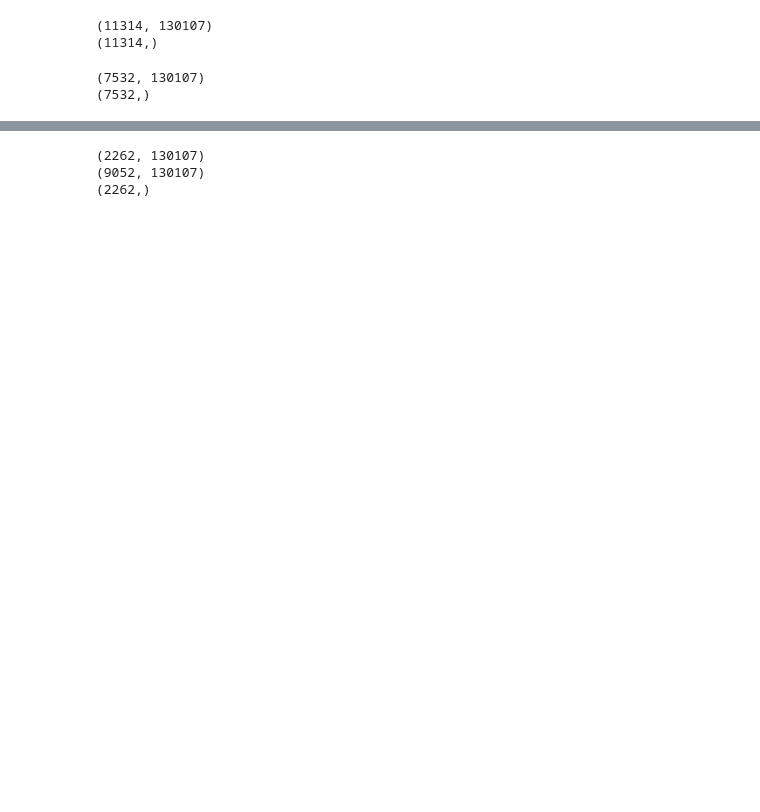
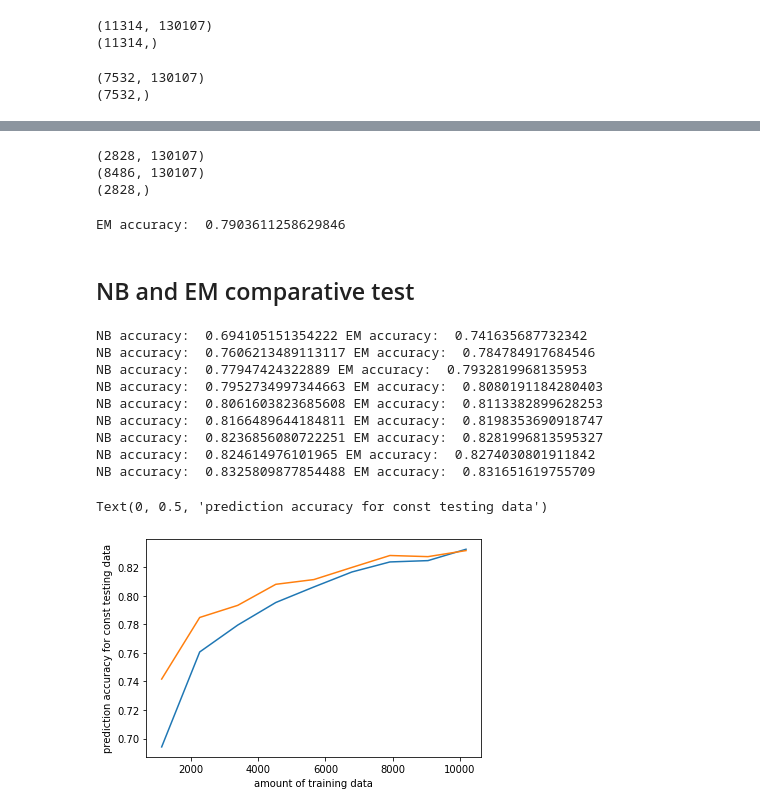
Before and after one commit to AdityaGovardhan/semi-supervised-learning, a Jupyter notebook: aditya_test_task_2.ipynb, the cells around one changed output, grey strips where cells are left out. Drawn from its saved outputs; the diff is of its cells as text; code cells hidden in the pictures; blank space fills up the shorter version.

Commit message:
task2 testing complete

```diff
--- a/aditya_test_task_2.ipynb
+++ b/aditya_test_task_2.ipynb
@@ -13,0 +89,9 @@ from sklearn.naive_bayes import MultinomialNB
+# %%
+def perform_naive_bayes(X_train, y_train, X_test):
+
+    clf = MultinomialNB(alpha = 0.01)
+    clf = clf.fit(X_train, y_train)
+
+    y_test_predicted = clf.predict(X_test)
+
+    return y_test_predicted
@@ -36,12 +135,12 @@ print(y_test_expected.shape)
 # %%
 # split training data into partially labelled and partially unlabelled for EM
 # https://scikit-learn.org/stable/modules/generated/sklearn.model_selection.train_test_split.html
-X_train_labelled, X_train_unlabelled, y_train_labelled, _ = train_test_split(X_train, y_train, train_size = 0.2)
+X_train_labelled, X_train_unlabelled, y_train_labelled, _ = train_test_split(X_train, y_train, train_size = 0.25)
 
 print(X_train_labelled.shape)
 print(X_train_unlabelled.shape)
 print(y_train_labelled.shape)
 # %% [output]
-(2262, 130107)
-(9052, 130107)
-(2262,)
+(2828, 130107)
+(8486, 130107)
+(2828,)
@@ -92,0 +149,52 @@ em_trained_clf = perform_EM(X_train_labelled, y_train_labelled, X_train_unlabell
+# %%
+y_test_predicted_em = em_trained_clf.predict(X_test)
+
+print("EM accuracy: ", np.sum(y_test_predicted_em == y_test_expected) / len(y_test_predicted_em))
+# %% [output]
+EM accuracy:  0.7903611258629846
+# %% [markdown]
+NB and EM comparative test
+--------------------------
+# %%
+step = 10
+percentages = range(step, 100, step)
+train_sizes = list()
+nb_accuracies = list()
+em_accuracies = list()
+
+for percentage in percentages:
+
+    # EM
+    X_train_labelled_loop, X_train_unlabelled_loop, y_train_labelled_loop, _ = train_test_split(X_train, y_train, train_size = percentage / 100)
+    em_trained_clf = perform_EM(X_train_labelled_loop, y_train_labelled_loop, X_train_unlabelled_loop)
+    y_test_predicted_em_loop = em_trained_clf.predict(X_test)
+
+    em_accuracy = np.sum(y_test_predicted_em_loop == y_test_expected) / len(y_test_predicted_em_loop)
+
+    # NB
+    y_test_predicted_nb_loop = perform_naive_bayes(X_train_labelled_loop, y_train_labelled_loop, X_test)
+
+    nb_accuracy = np.sum(y_test_predicted_nb_loop == y_test_expected) / len(y_test_predicted_nb_loop)
+
+    print("NB accuracy:", nb_accuracy, "EM accuracy:", em_accuracy)
+
+    train_sizes.append(y_train_labelled_loop.size)
+    nb_accuracies.append(nb_accuracy)
+    em_accuracies.append(em_accuracy)
+
+plt.plot(train_sizes, nb_accuracies)
+plt.plot(train_sizes, em_accuracies)
+plt.xlabel("amount of training data")
+plt.ylabel("prediction accuracy for const testing data")
+# %% [output]
+NB accuracy:  0.694105151354222 EM accuracy:  0.741635687732342
+NB accuracy:  0.7606213489113117 EM accuracy:  0.784784917684546
+NB accuracy:  0.77947424322889 EM accuracy:  0.7932819968135953
+NB accuracy:  0.7952734997344663 EM accuracy:  0.8080191184280403
+NB accuracy:  0.8061603823685608 EM accuracy:  0.8113382899628253
+NB accuracy:  0.8166489644184811 EM accuracy:  0.8198353690918747
+NB accuracy:  0.8236856080722251 EM accuracy:  0.8281996813595327
+NB accuracy:  0.824614976101965 EM accuracy:  0.8274030801911842
+NB accuracy:  0.8325809877854488 EM accuracy:  0.831651619755709
+Text(0, 0.5, 'prediction accuracy for const testing data')
+[figure, added]
```
Also changed, not shown: parts of 11 cells of this notebook, 1 other file.
